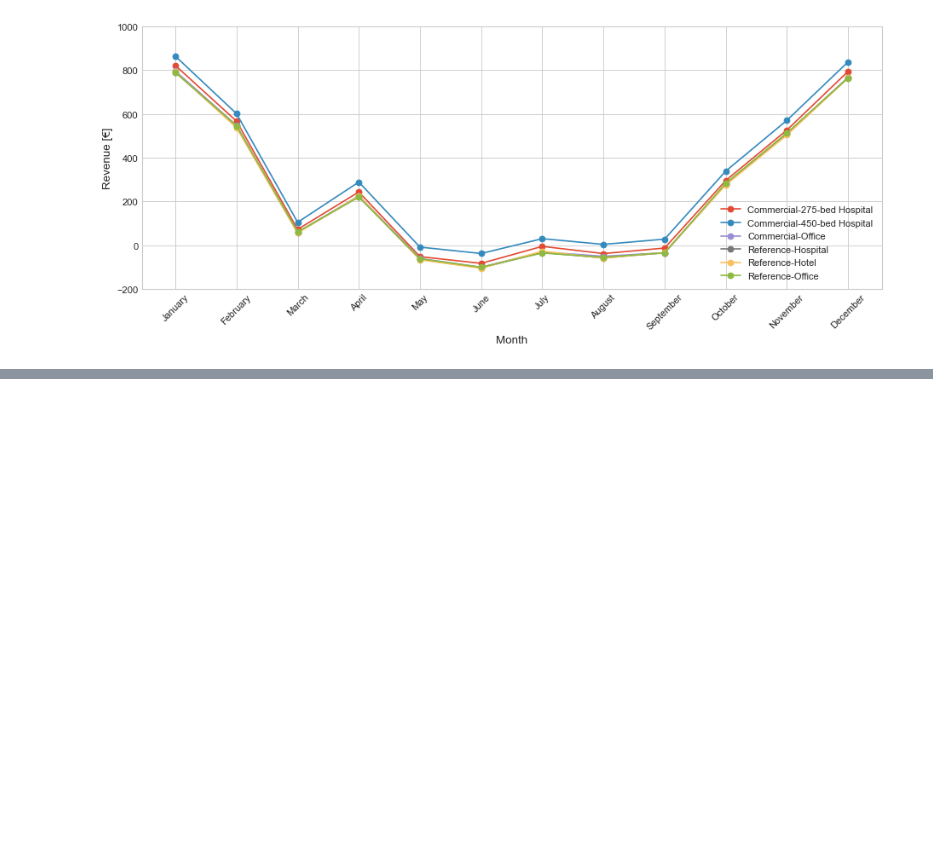
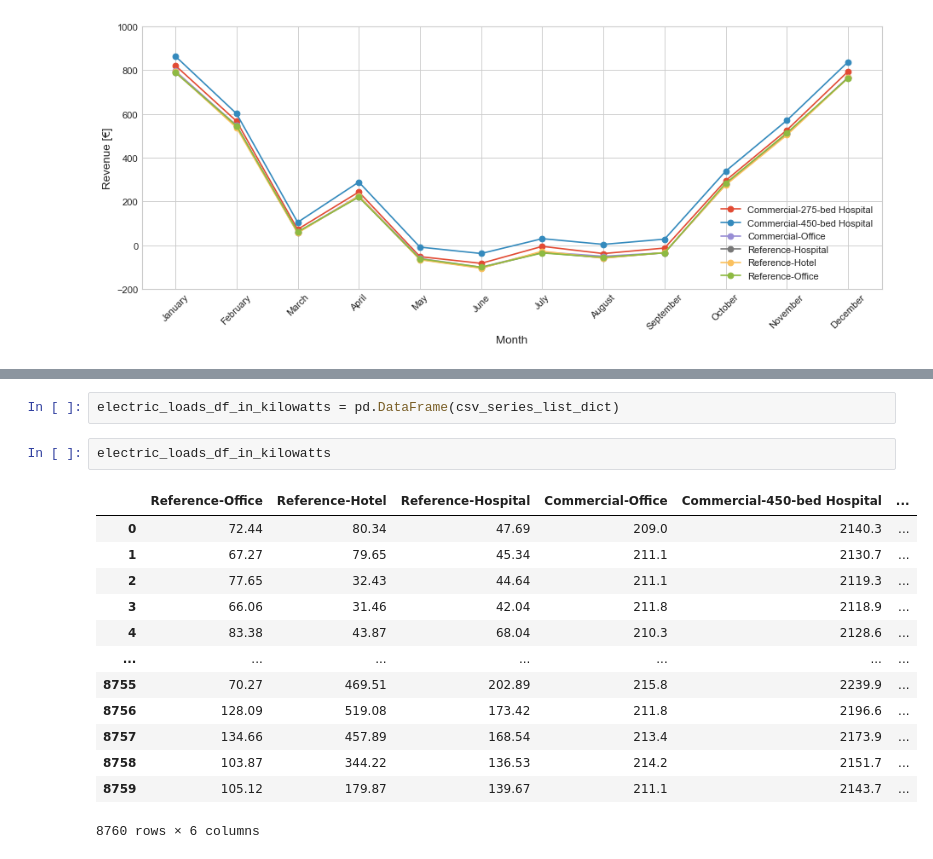
Before and after one commit to idloea/extended-open, a Jupyter notebook: notebooks/20230703-090301/analysis.ipynb, the cells around one changed output, grey strips where cells are left out. Cells and saved outputs as stored; diff of their text form; blank space fills up the shorter version.

```diff
--- a/notebooks/20230703-090301/analysis.ipynb
+++ b/notebooks/20230703-090301/analysis.ipynb
@@ -611,0 +641,18 @@ for case in cases:
+# %%
+electric_loads_df_in_kilowatts = pd.DataFrame(csv_series_list_dict)
+# %%
+electric_loads_df_in_kilowatts
+# %% [output]
+|  | Reference-Office | Reference-Hotel | Reference-Hospital | Commercial-Office | Commercial-450-bed Hospital | ... |
+| 0 | 72.44 | 80.34 | 47.69 | 209.0 | 2140.3 | ... |
+| 1 | 67.27 | 79.65 | 45.34 | 211.1 | 2130.7 | ... |
+| 2 | 77.65 | 32.43 | 44.64 | 211.1 | 2119.3 | ... |
+| 3 | 66.06 | 31.46 | 42.04 | 211.8 | 2118.9 | ... |
+| 4 | 83.38 | 43.87 | 68.04 | 210.3 | 2128.6 | ... |
+| ... | ... | ... | ... | ... | ... | ... |
+| 8755 | 70.27 | 469.51 | 202.89 | 215.8 | 2239.9 | ... |
+| 8756 | 128.09 | 519.08 | 173.42 | 211.8 | 2196.6 | ... |
+| 8757 | 134.66 | 457.89 | 168.54 | 213.4 | 2173.9 | ... |
+| 8758 | 103.87 | 344.22 | 136.53 | 214.2 | 2151.7 | ... |
+| 8759 | 105.12 | 179.87 | 139.67 | 211.1 | 2143.7 | ... |
+8760 rows × 6 columns
```
Also changed, not shown: parts of 11 cells of this notebook.
